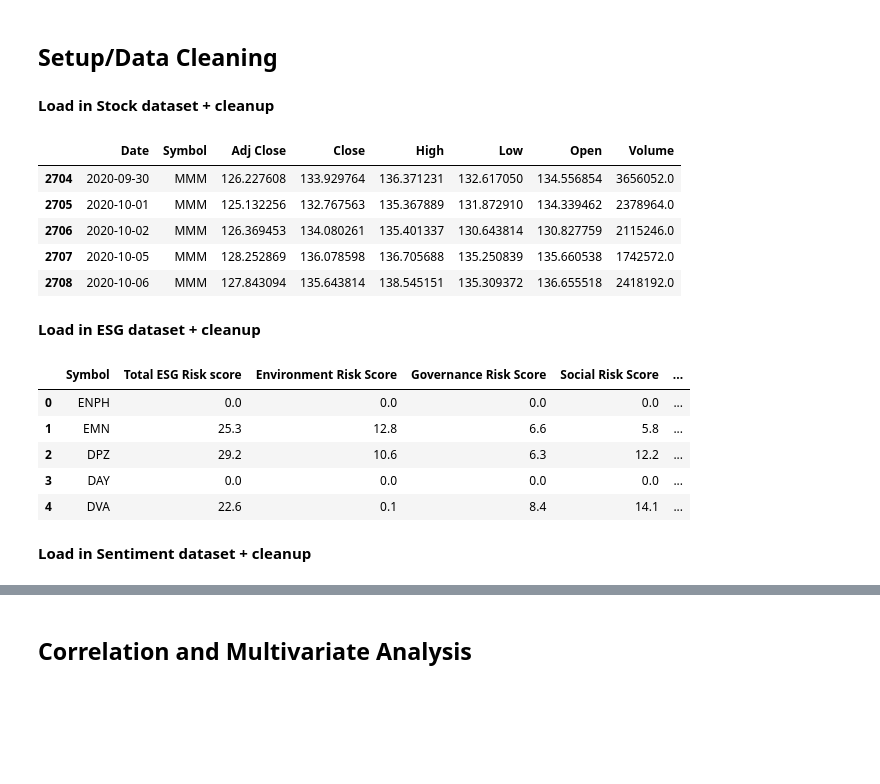
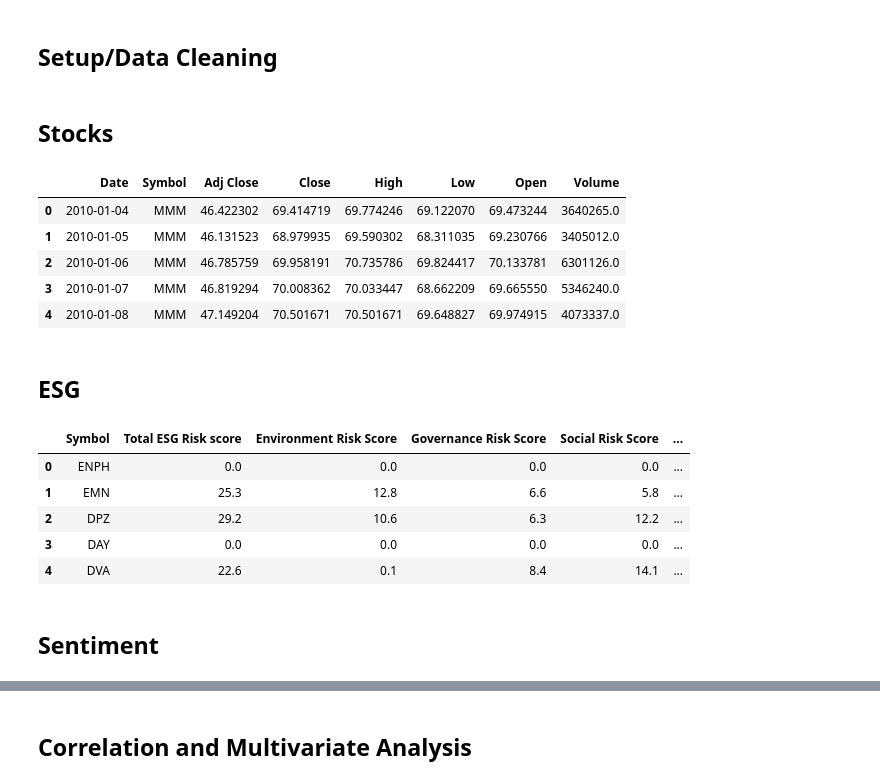
Before and after one commit to SyeinW/Cogs_108_Project_Data, a Jupyter notebook: checkpoint.ipynb, the cells around one changed output, grey strips where cells are left out. Cells and saved outputs as stored; diff of their text form; code cells hidden in the pictures; blank space fills up the shorter version.

```diff
--- a/checkpoint.ipynb
+++ b/checkpoint.ipynb
@@ -126,41 +112,46 @@ SP_SNES_url = 'https://raw.githubusercontent.com/SyeinW/Cogs_108_Project_Data/re
 SP_SNES = pd.read_csv(SP_SNES_url)
-# %% [markdown]
-**Load in Stock dataset + cleanup**
+# %% [markdown]
+## Stocks
 # %%
-# Stock Dataset
-# Drop unnecessary columns
 # Drop rows with any missing values
 SP_Stock.dropna(inplace=True)
+
 # Remove duplicates (if any)
 SP_Stock.drop_duplicates(inplace=True)
-# Remove data that we don't have SNES for
-SP_Stock['Date'] = pd.to_datetime(SP_Stock['Date'])
-SP_Stock = SP_Stock[(SP_Stock['Date'] >= '2020-9-30')]
+
+# Drop unnecessary columns
+SP_Stock = SP_Stock.drop(columns=['Shortname', 'Longname', 'S&P500'], errors='ignore')
+
 SP_Stock.head()
 # %% [output]
 |  | Date | Symbol | Adj Close | Close | High | Low | Open | Volume |
-| 2704 | 2020-09-30 | MMM | 126.227608 | 133.929764 | 136.371231 | 132.617050 | 134.556854 | 3656052.0 |
-| 2705 | 2020-10-01 | MMM | 125.132256 | 132.767563 | 135.367889 | 131.872910 | 134.339462 | 2378964.0 |
-| 2706 | 2020-10-02 | MMM | 126.369453 | 134.080261 | 135.401337 | 130.643814 | 130.827759 | 2115246.0 |
-| 2707 | 2020-10-05 | MMM | 128.252869 | 136.078598 | 136.705688 | 135.250839 | 135.660538 | 1742572.0 |
-| 2708 | 2020-10-06 | MMM | 127.843094 | 135.643814 | 138.545151 | 135.309372 | 136.655518 | 2418192.0 |
+| 0 | 2010-01-04 | MMM | 46.422302 | 69.414719 | 69.774246 | 69.122070 | 69.473244 | 3640265.0 |
+| 1 | 2010-01-05 | MMM | 46.131523 | 68.979935 | 69.590302 | 68.311035 | 69.230766 | 3405012.0 |
+| 2 | 2010-01-06 | MMM | 46.785759 | 69.958191 | 70.735786 | 69.824417 | 70.133781 | 6301126.0 |
+| 3 | 2010-01-07 | MMM | 46.819294 | 70.008362 | 70.033447 | 68.662209 | 69.665550 | 5346240.0 |
+| 4 | 2010-01-08 | MMM | 47.149204 | 70.501671 | 70.501671 | 69.648827 | 69.974915 | 4073337.0 |
 # %% [markdown]
-**Load in ESG dataset + cleanup**
+## ESG
-# %%
-## ESG Dataset
-## We only need certain columns as some are redundant
-ESG_cleaned = SP_ESG.drop(columns =['Name', 'Address', 'Sector', 'Industry', 'Full Time Employees', 'Description'])
-## Replace any missing values with 0
-ESG_cleaned = ESG_cleaned.fillna(0)
-ESG_cleaned.head()
-# %% [output]
-|  | Symbol | Total ESG Risk score | Environment Risk Score | Governance Risk Score | Social Risk Score | ... |
-| 0 | ENPH | 0.0 | 0.0 | 0.0 | 0.0 | ... |
-| 1 | EMN | 25.3 | 12.8 | 6.6 | 5.8 | ... |
-| 2 | DPZ | 29.2 | 10.6 | 6.3 | 12.2 | ... |
-| 3 | DAY | 0.0 | 0.0 | 0.0 | 0.0 | ... |
-| 4 | DVA | 22.6 | 0.1 | 8.4 | 14.1 | ... |
+# %%
+## ESG Dataset
+ESG_cleaned = SP_ESG[['Symbol', 'Total ESG Risk score', 'Environment Risk Score',
+                      'Governance Risk Score', 'Social Risk Score',
+                      'Controversy Level', 'Controversy Score',
+                      'ESG Risk Percentile', 'ESG Risk Level']]
+
+# Replace missing values with 0
+ESG_cleaned = ESG_cleaned.fillna(0)
+
+## Clean Dataset
+ESG_cleaned.head()
+# %% [output]
+|  | Symbol | Total ESG Risk score | Environment Risk Score | Governance Risk Score | Social Risk Score | ... |
+| 0 | ENPH | 0.0 | 0.0 | 0.0 | 0.0 | ... |
+| 1 | EMN | 25.3 | 12.8 | 6.6 | 5.8 | ... |
+| 2 | DPZ | 29.2 | 10.6 | 6.3 | 12.2 | ... |
+| 3 | DAY | 0.0 | 0.0 | 0.0 | 0.0 | ... |
+| 4 | DVA | 22.6 | 0.1 | 8.4 | 14.1 | ... |
 # %% [markdown]
-**Load in Sentiment dataset + cleanup**
+## Sentiment
 # %%
 # SNES Dataset
```
Also changed, not shown: parts of 26 cells of this notebook.
